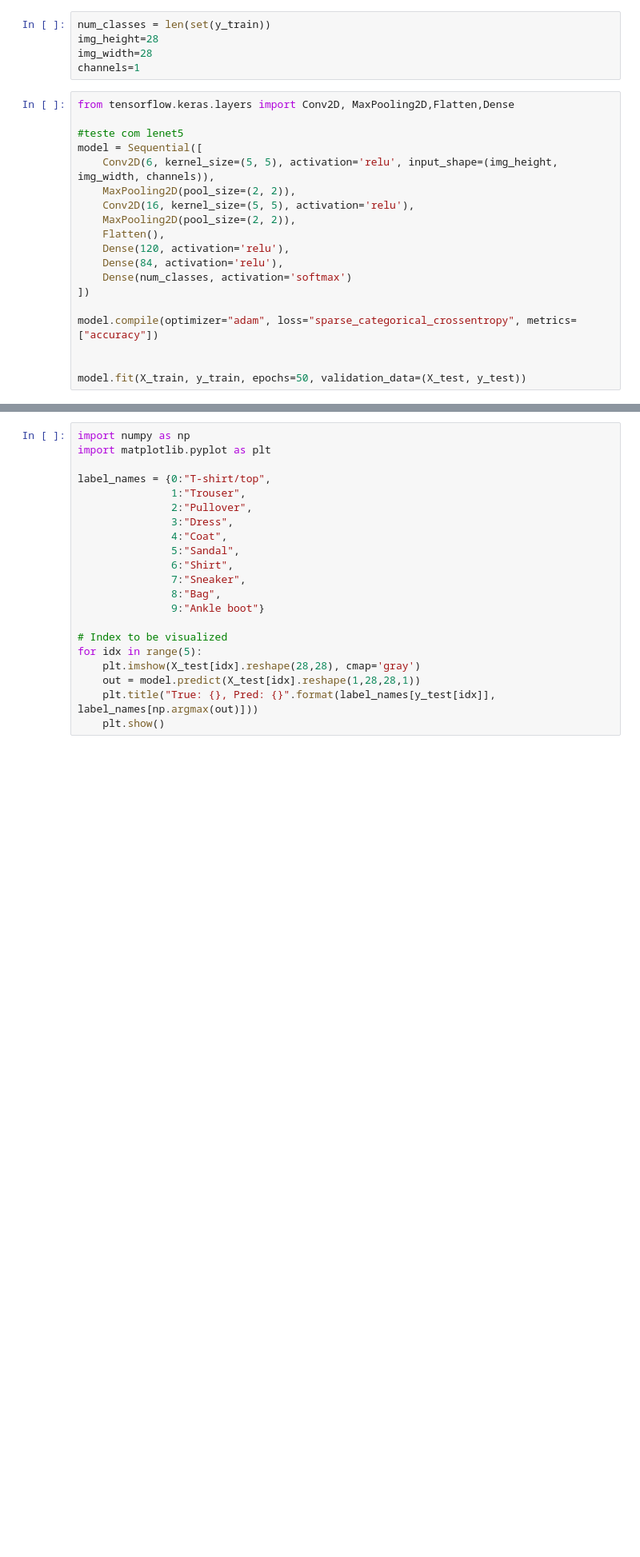
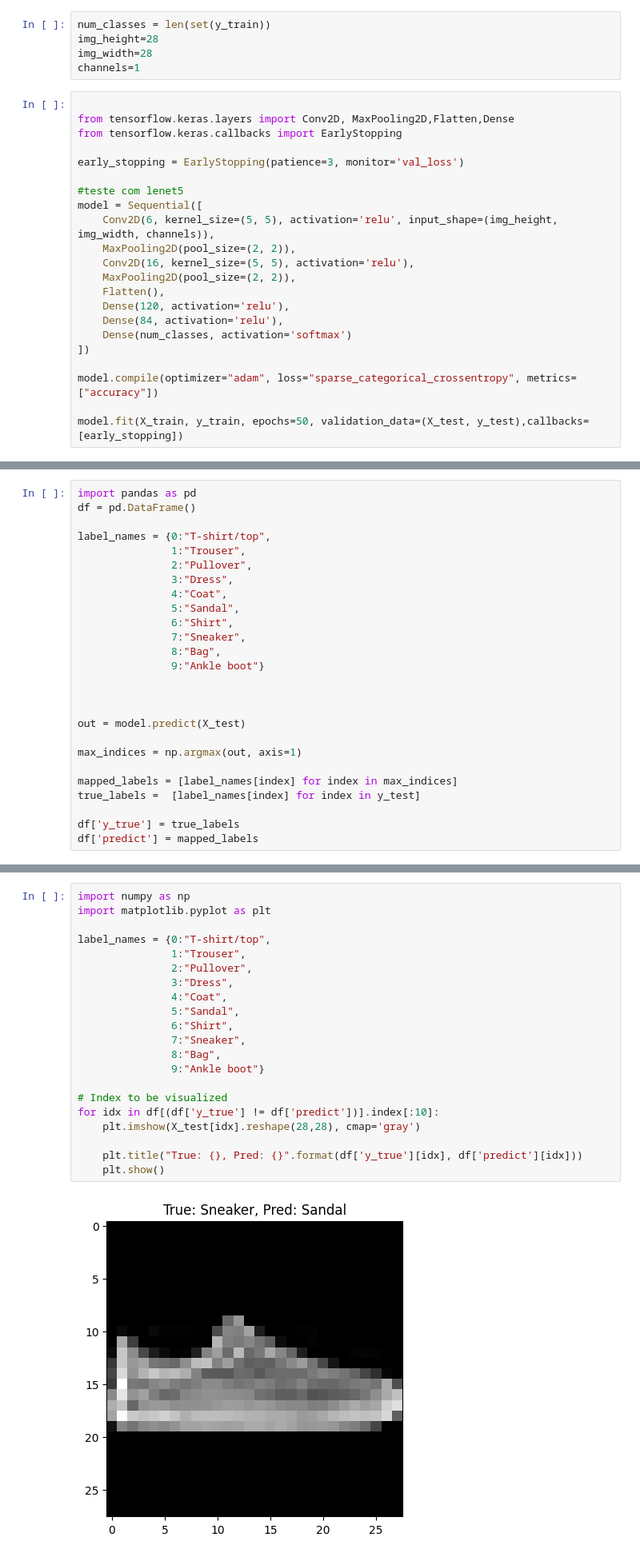
Before and after one commit to AnaClarice382/deep-learning, a Jupyter notebook: FashionMNIST.ipynb, the cells around one changed output, grey strips where cells are left out. Shown: that part at 80% size. Drawn from its saved outputs; the diff is of its cells as text; blank space fills up the shorter version.

Commit message:
update predictions

```diff
--- a/FashionMNIST.ipynb
+++ b/FashionMNIST.ipynb
@@ -68,7 +67,11 @@ img_height=28
 img_width=28
 channels=1
 # %%
+
 from tensorflow.keras.layers import Conv2D, MaxPooling2D,Flatten,Dense
+from tensorflow.keras.callbacks import EarlyStopping
+
+early_stopping = EarlyStopping(patience=3, monitor='val_loss')
 
 #teste com lenet5
 model = Sequential([
@@ -84,7 +87,6 @@ model = Sequential([
 
 model.compile(optimizer="adam", loss="sparse_categorical_crossentropy", metrics=["accuracy"])
 
-
-model.fit(X_train, y_train, epochs=50, validation_data=(X_test, y_test))
+model.fit(X_train, y_train, epochs=50, validation_data=(X_test, y_test),callbacks=[early_stopping])
 # %% [output]
 Epoch 1/50
@@ -94,0 +113,26 @@ Epoch 3/50
+# %%
+import pandas as pd
+df = pd.DataFrame()
+
+label_names = {0:"T-shirt/top",
+               1:"Trouser",
+               2:"Pullover",
+               3:"Dress",
+               4:"Coat",
+               5:"Sandal",
+               6:"Shirt",
+               7:"Sneaker",
+               8:"Bag",
+               9:"Ankle boot"}
+
+
+
+out = model.predict(X_test)
+
+max_indices = np.argmax(out, axis=1)
+
+mapped_labels = [label_names[index] for index in max_indices]
+true_labels =  [label_names[index] for index in y_test]
+
+df['y_true'] = true_labels
+df['predict'] = mapped_labels
@@ -95,21 +147,23 @@ Epoch 3/50
 # %%
 import numpy as np
 import matplotlib.pyplot as plt
 
 label_names = {0:"T-shirt/top",
                1:"Trouser",
                2:"Pullover",
                3:"Dress",
                4:"Coat",
                5:"Sandal",
                6:"Shirt",
                7:"Sneaker",
                8:"Bag",
                9:"Ankle boot"}
 
 # Index to be visualized
-for idx in range(5):
+for idx in df[(df['y_true'] != df['predict'])].index[:10]:
     plt.imshow(X_test[idx].reshape(28,28), cmap='gray')
-    out = model.predict(X_test[idx].reshape(1,28,28,1))
-    plt.title("True: {}, Pred: {}".format(label_names[y_test[idx]], label_names[np.argmax(out)]))
+
+    plt.title("True: {}, Pred: {}".format(df['y_true'][idx], df['predict'][idx]))
     plt.show()
+# %% [output]
+[figure, added]
```
Also changed, not shown: parts of 8 cells of this notebook.
